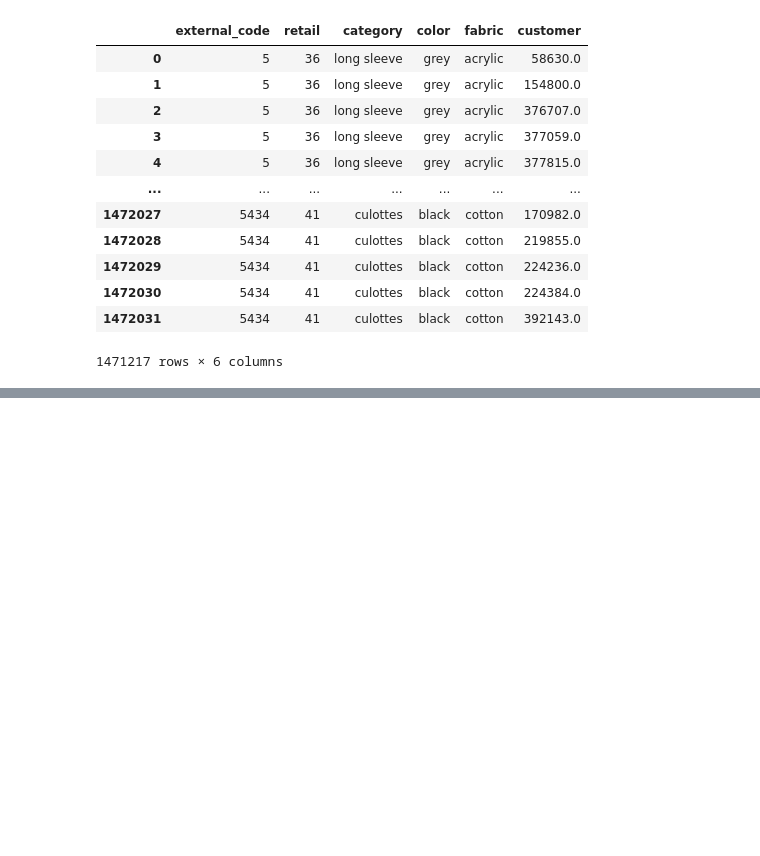
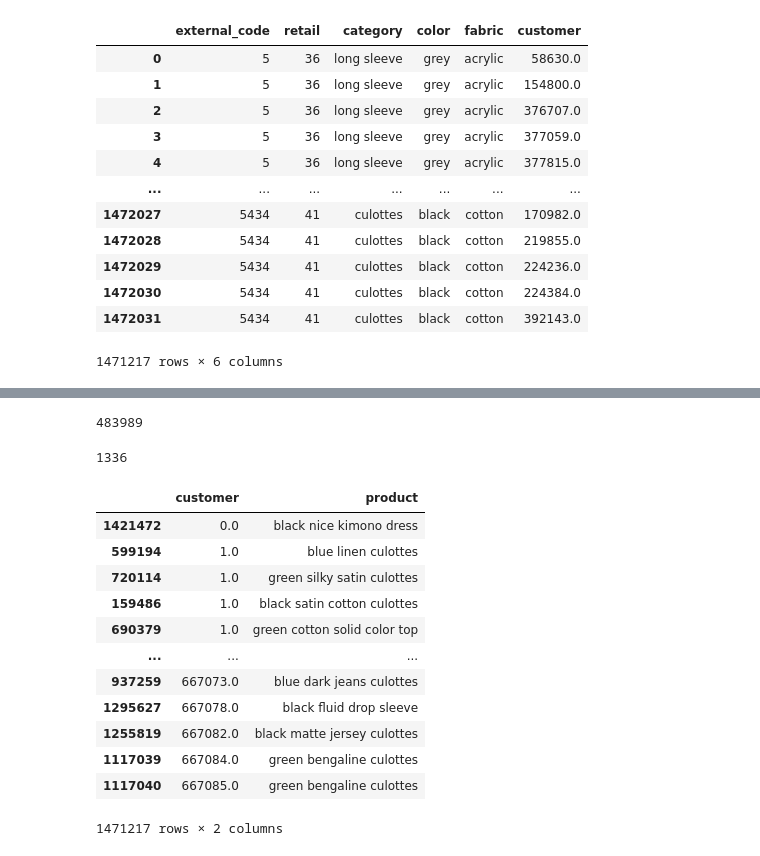
Before and after one commit to shlrley/girlCode, a Jupyter notebook: eda/eda_nb.ipynb, the cells around one changed output, grey strips where cells are left out. Cells and saved outputs as stored; diff of their text form; code cells hidden in the pictures; blank space fills up the shorter version.

```diff
--- a/eda/eda_nb.ipynb
+++ b/eda/eda_nb.ipynb
@@ -71,0 +95,8 @@ cloth_cust_df.dropna()
+# %%
+len(cloth_cust_df['customer'].unique())
+# %% [output]
+483989
+# %%
+len(cloth_cust_df['product'].unique())
+# %% [output]
+1336
@@ -73,0 +107,16 @@ cloth_cust_df.to_csv('../dataset/product_data.csv')
+# %%
+cloth_cust_df
+# %% [output]
+|  | customer | product |
+| 1421472 | 0.0 | black nice kimono dress |
+| 599194 | 1.0 | blue linen culottes |
+| 720114 | 1.0 | green silky satin culottes |
+| 159486 | 1.0 | black satin cotton culottes |
+| 690379 | 1.0 | green cotton solid color top |
+| ... | ... | ... |
+| 937259 | 667073.0 | blue dark jeans culottes |
+| 1295627 | 667078.0 | black fluid drop sleeve |
+| 1255819 | 667082.0 | black matte jersey culottes |
+| 1117039 | 667084.0 | green bengaline culottes |
+| 1117040 | 667085.0 | green bengaline culottes |
+1471217 rows × 2 columns
```
Also changed, not shown: parts of 13 cells of this notebook, 2 other files.
